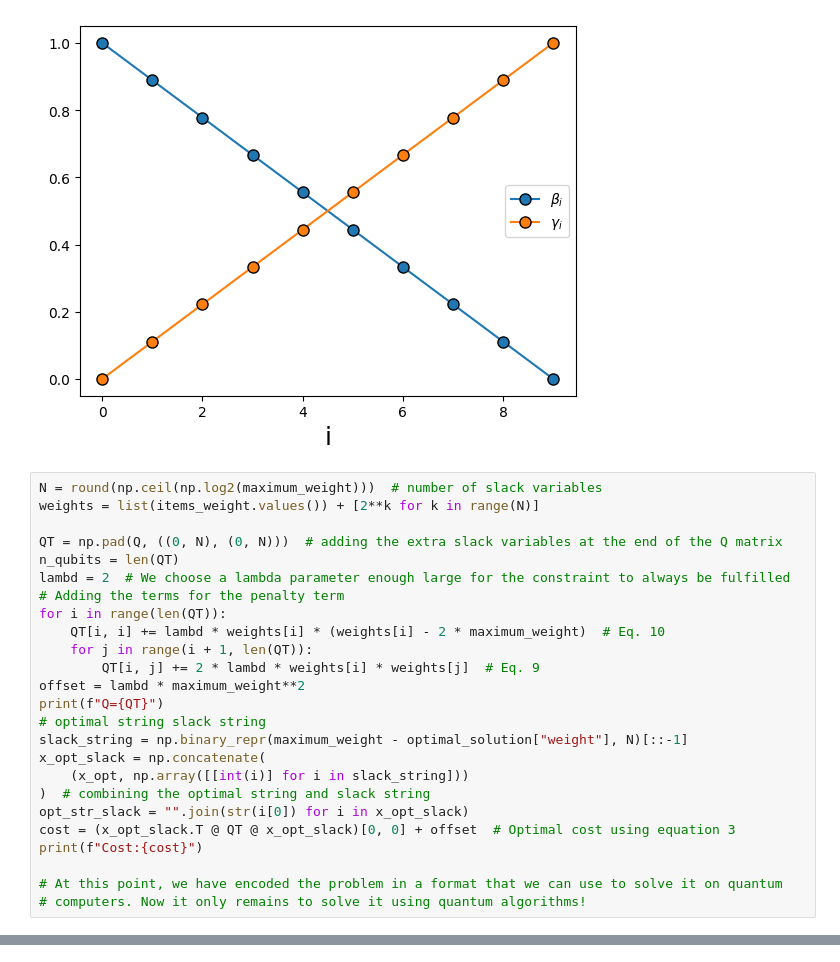
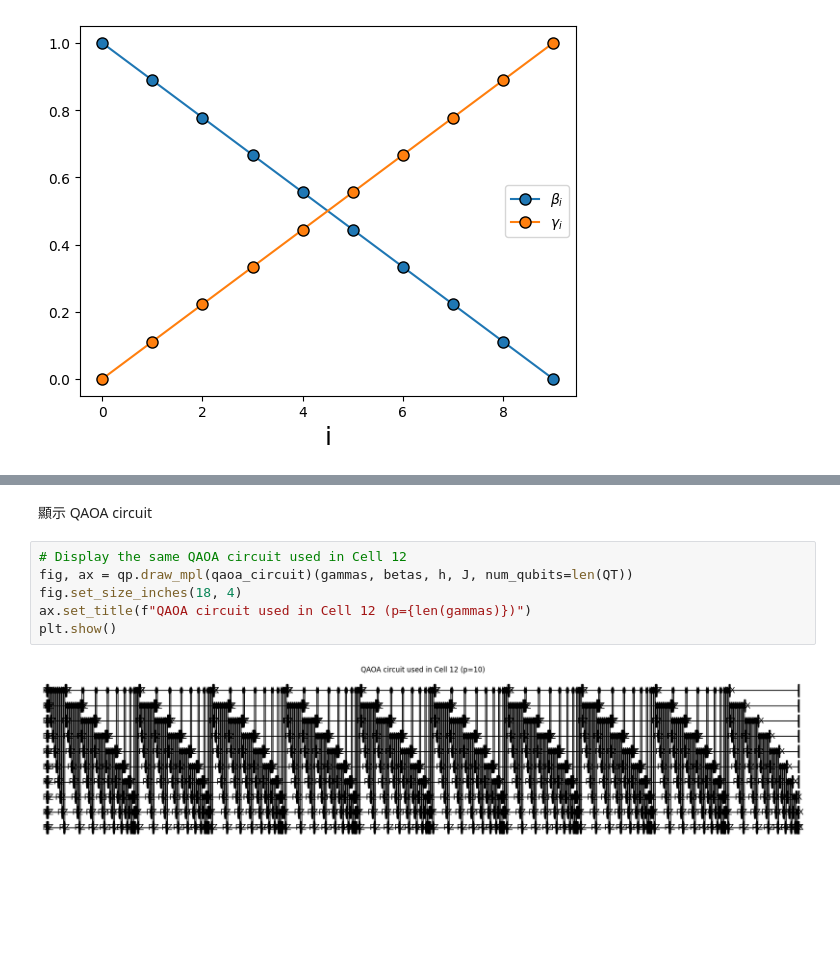
Before and after one commit to drxaero/NTU-114-2-PHYS8155-QAlgo, a Jupyter notebook: hw2/tutorial_qubo.ipynb, the cells around one changed output, grey strips where cells are left out. Cells and saved outputs as stored; diff of their text form; blank space fills up the shorter version.

```diff
--- a/hw2/tutorial_qubo.ipynb
+++ b/hw2/tutorial_qubo.ipynb
@@ -198,28 +198,3 @@ ax.legend()
 fig.show()
 # %% [output]
 [figure]
-# %%
-N = round(np.ceil(np.log2(maximum_weight)))  # number of slack variables
-weights = list(items_weight.values()) + [2**k for k in range(N)]
-
-QT = np.pad(Q, ((0, N), (0, N)))  # adding the extra slack variables at the end of the Q matrix
-n_qubits = len(QT)
-lambd = 2  # We choose a lambda parameter enough large for the constraint to always be fulfilled
-# Adding the terms for the penalty term
-for i in range(len(QT)):
-    QT[i, i] += lambd * weights[i] * (weights[i] - 2 * maximum_weight)  # Eq. 10
-    for j in range(i + 1, len(QT)):
-        QT[i, j] += 2 * lambd * weights[i] * weights[j]  # Eq. 9
-offset = lambd * maximum_weight**2
-print(f"Q={QT}")
-# optimal string slack string
-slack_string = np.binary_repr(maximum_weight - optimal_solution["weight"], N)[::-1]
-x_opt_slack = np.concatenate(
-    (x_opt, np.array([[int(i)] for i in slack_string]))
-)  # combining the optimal string and slack string
-opt_str_slack = "".join(str(i[0]) for i in x_opt_slack)
-cost = (x_opt_slack.T @ QT @ x_opt_slack)[0, 0] + offset  # Optimal cost using equation 3
-print(f"Cost:{cost}")
-
-# At this point, we have encoded the problem in a format that we can use to solve it on quantum
-# computers. Now it only remains to solve it using quantum algorithms!
@@ -313,0 +293,10 @@ The number of optimal solutions using slack variables is 22 out of 5000
+# %% [markdown]
+顯示 QAOA circuit
+# %%
+# Display the same QAOA circuit used in Cell 12
+fig, ax = qp.draw_mpl(qaoa_circuit)(gammas, betas, h, J, num_qubits=len(QT))
+fig.set_size_inches(18, 4)
+ax.set_title(f"QAOA circuit used in Cell 12 (p={len(gammas)})")
+plt.show()
+# %% [output]
+[figure, added]
```
Also changed, not shown: parts of 4 cells of this notebook, 3 other files.
